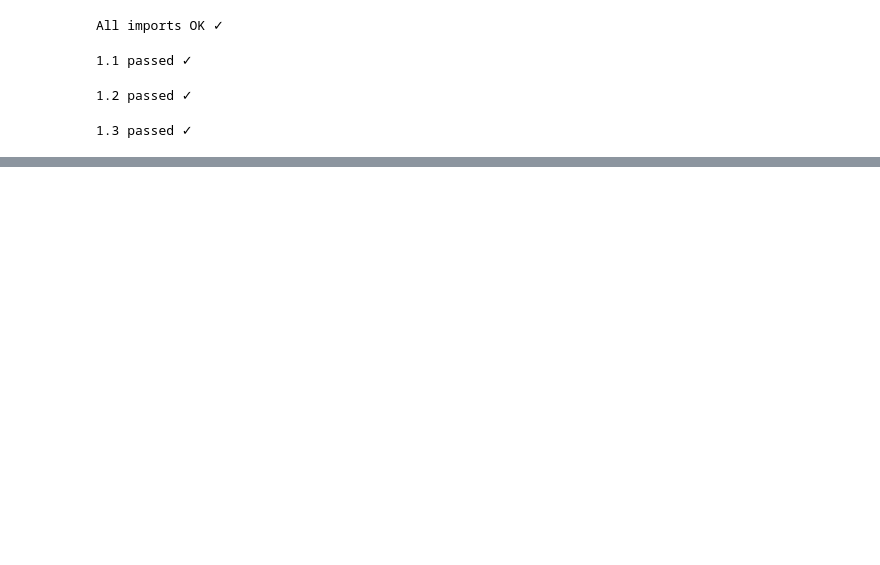
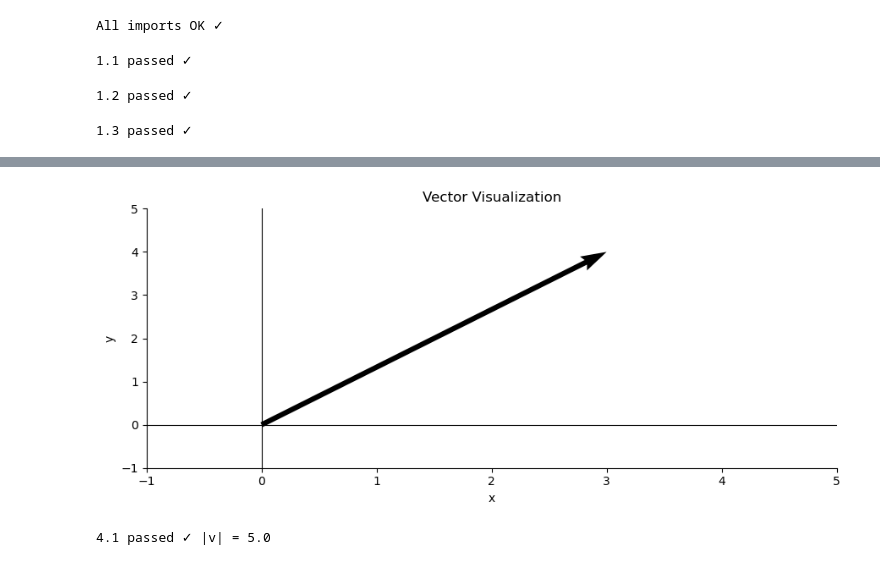
Before and after one commit to kaushikjayant-cyber/Celebal_Internship_Assignment, a Jupyter notebook: Week1_Jayant_Kaushik.ipynb, the cells around one changed output, grey strips where cells are left out. Saved outputs shown, nothing was run; the diff lists cells and outputs as text; code cells hidden in the pictures; blank space fills up the shorter version.

```diff
--- a/Week1_Jayant_Kaushik.ipynb
+++ b/Week1_Jayant_Kaushik.ipynb
@@ -104,0 +324,39 @@ print("1.4 passed ✓")
+# %%
+v = np.array([3, 4])
+
+# L2 norm
+norm_v = np.linalg.norm(v)
+
+# Any 3x3 matrix
+M = np.array([
+    [1, 2, 3],
+    [4, 5, 6],
+    [7, 8, 9]
+])
+
+# Plot
+fig, ax = plt.subplots()
+
+# draw arrow from origin (0,0) to (3,4)
+ax.quiver(0, 0, v[0], v[1], angles='xy', scale_units='xy', scale=1)
+
+ax.set_xlim(-1, 5)
+ax.set_ylim(-1, 5)
+
+ax.set_xlabel('x')
+ax.set_ylabel('y')
+ax.set_title('Vector Visualization')
+
+ax.axhline(0, color='k', lw=0.8)
+ax.axvline(0, color='k', lw=0.8)
+
+plt.tight_layout()
+plt.show()
+
+assert abs(norm_v - 5.0) < 1e-9
+assert M.shape == (3, 3)
+
+print(f"4.1 passed ✓ |v| = {norm_v}")
+# %% [output]
+[figure, added]
+4.1 passed ✓ |v| = 5.0
```
Also changed, not shown: parts of 12 cells of this notebook.
